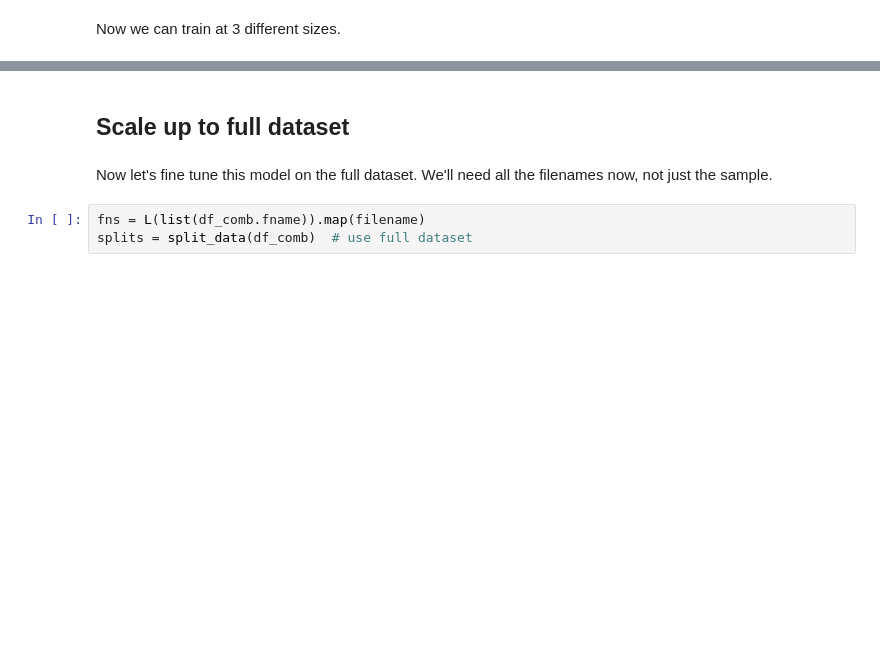
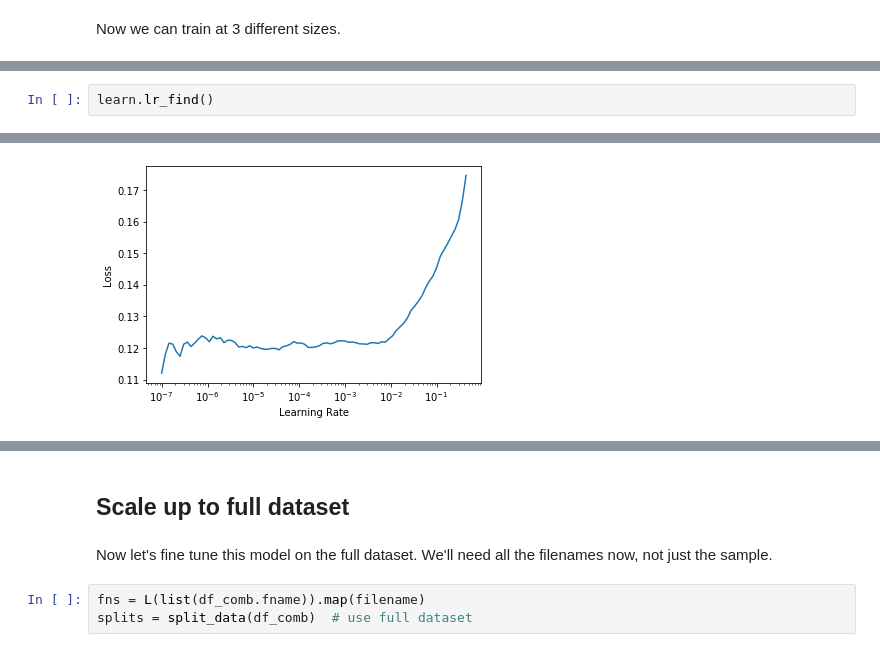
Before and after one commit to ltirrell/rsna-intracranial-hemorrhage-detection, a Jupyter notebook: notebooks/ltirrell/fastai-v2-forked-from-jhoward--submission.ipynb, the cells around one changed output, grey strips where cells are left out. Saved outputs shown, nothing was run; the diff lists cells and outputs as text; blank space fills up the shorter version.

```diff
--- a/notebooks/ltirrell/fastai-v2-forked-from-jhoward--submission.ipynb
+++ b/notebooks/ltirrell/fastai-v2-forked-from-jhoward--submission.ipynb
@@ -160,0 +190,3 @@ Now we can train at 3 different sizes.
+# %%
+learn.lr_find()
+# %% [output]
@@ -161 +194,2 @@ Now we can train at 3 different sizes.
+[figure, added]
 # %%
```
Also changed, not shown: parts of 44 cells of this notebook.
